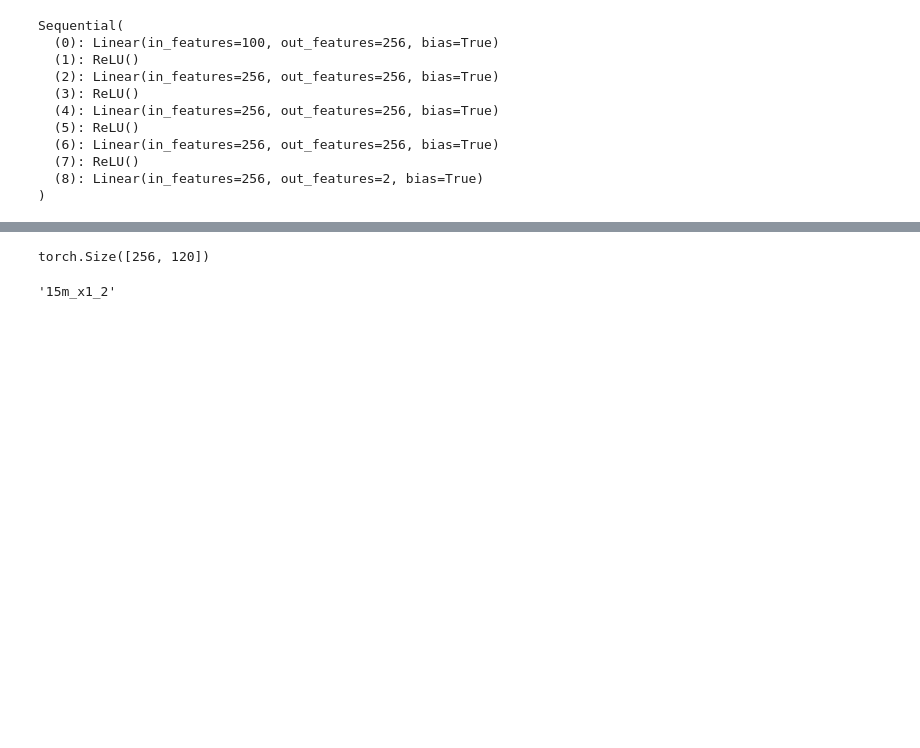
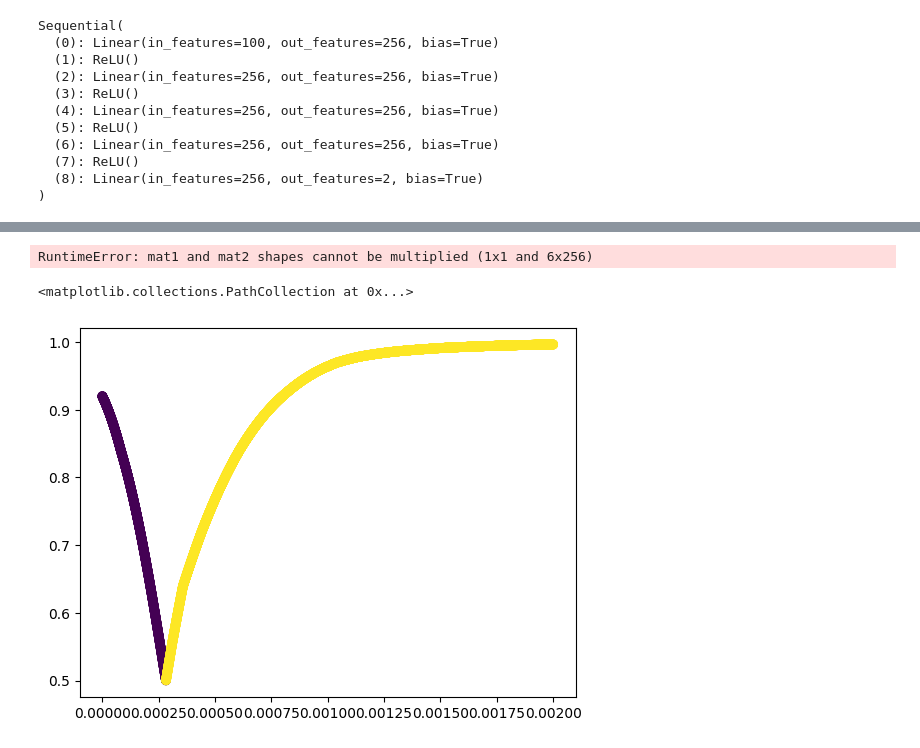
Before and after one commit to carlos-lorenzo/deep-forex, a Jupyter notebook: supervised.ipynb, the cells around one changed output, grey strips where cells are left out. Cells and saved outputs as stored; diff of their text form; code cells hidden in the pictures; blank space fills up the shorter version.

```diff
--- a/supervised.ipynb
+++ b/supervised.ipynb
@@ -52,8 +103,8 @@ features.shape, lable.shape
 # %%
 X_train, X_test, y_train, y_test = train_test_split(features, lable, test_size=0.2, random_state=42)
 # %%
-epochs = 100000
-learning_rate = 0.001
+epochs = 10000
+learning_rate = 0.0005
 
 model = Network(
     n_inputs=features.shape[1],
@@ -79,7 +130,7 @@ Sequential(
   (8): Linear(in_features=256, out_features=2, bias=True)
 )
 # %%
-confidence_threshold = 0.80
+confidence_threshold = 0.8
 # %%
 model.train()
 for epoch in range(epochs):
@@ -96,10 +147,16 @@ for epoch in range(epochs):
         with th.inference_mode():
             y_pred = model(X_test)
         confident_indices = np.where(y_pred.cpu() >= confidence_threshold)[0]
-        acc = sum(y_test.argmax(dim=1).unsqueeze(dim=1).cpu()[confident_indices] == th.argmax(y_pred, dim=1).unsqueeze(dim=1).cpu()[confident_indices]) / max(len(y_pred[confident_indices]), 1)
+        pred_filtered = y_test.argmax(dim=1).unsqueeze(dim=1).cpu()[confident_indices].detach().cpu().numpy()
+        test_filtered = th.argmax(y_pred, dim=1).unsqueeze(dim=1).cpu()[confident_indices].detach().cpu().numpy()
+        acc = sum(pred_filtered == test_filtered) / max(len(y_pred[confident_indices]), 1)
+        try:
+            f1 = f1_score(test_filtered, pred_filtered)
+        except:  # noqa: E722 ik this bad, but it works
+            f1 = 0
         loss = lossfn(y_pred, y_test)
 
-        print(f"Epoch: {epoch} | Loss: {loss} | Accuracy: {acc}")
+        print(f"Epoch: {epoch} | Loss: {loss} | Accuracy: {acc} | F1: {f1}")
 
     model.train()
 # %% [output]
@@ -129,10 +198,15 @@ columns = df.drop(["Date", "Trading_Price", "Lable"], axis=1).columns.to_numpy()
-# %%
-model.layers[0].weight.shape
-# %% [output]
-torch.Size([256, 120])
-# %%
-columns[50]
-# %% [output]
-'15m_x1_2'
 # %%
 th.save(model, "models/supervised_02.pt")
+# %%
+model.forward(th.Tensor([[0]]).to(device=device))
+# %% [output]
+RuntimeError: mat1 and mat2 shapes cannot be multiplied (1x1 and 6x256)
+# %%
+x = th.linspace(0, 0.002, 10000)
+y, pred = model.forward(x.unsqueeze(dim=1).to(device=device)).max(dim=1)
+y = y.detach().cpu().numpy()
+pred = pred.detach().cpu().numpy()
+plt.scatter(x, y, c=pred)
+# %% [output]
+<matplotlib.collections.PathCollection at 0x...>
+[figure, added]
```
Also changed, not shown: parts of 7 cells of this notebook, 27 other files.
